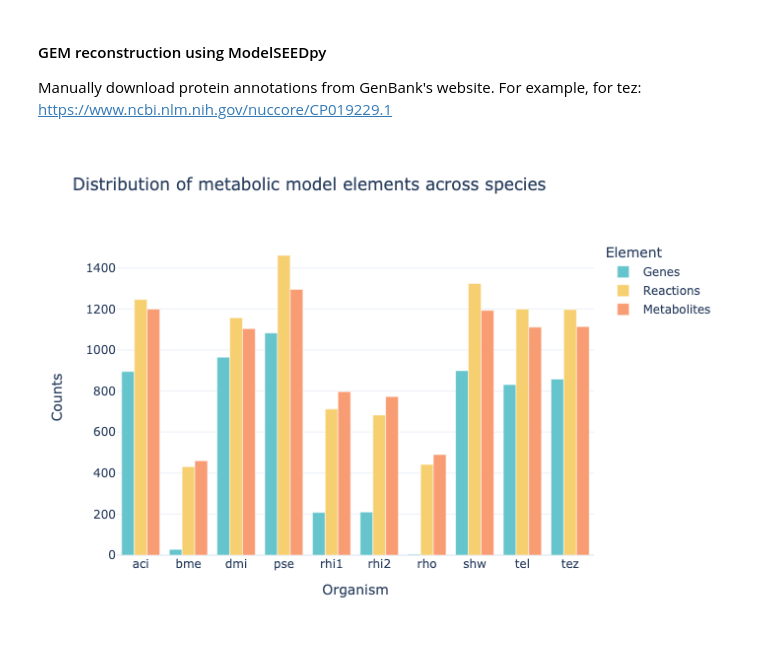
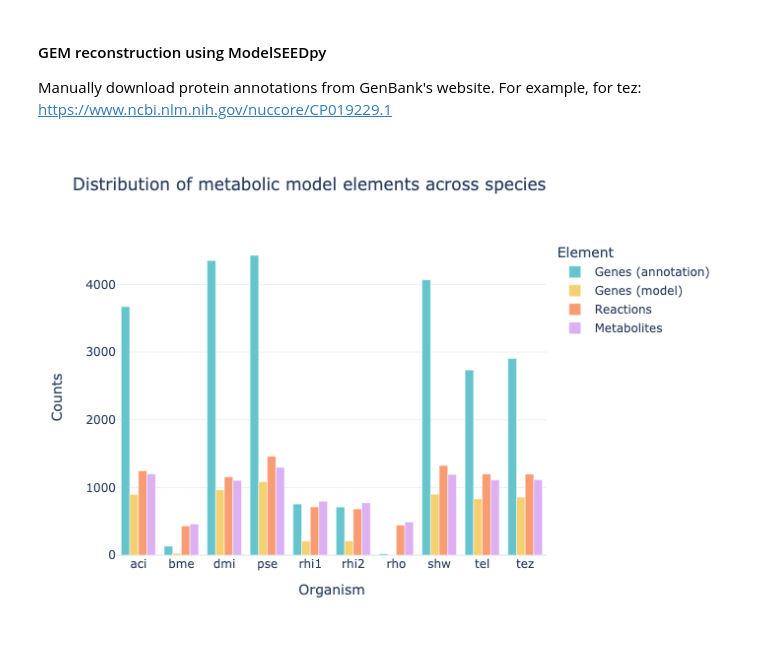
Before and after one commit to guillecg/mars-biofoundry, a Jupyter notebook: notebooks/01-GEM.ipynb, the cells around one changed output. Drawn from its saved outputs; the diff is of its cells as text; code cells hidden in the pictures.

Commit message:
Add gene counts in annotations

```diff
--- a/notebooks/01-GEM.ipynb
+++ b/notebooks/01-GEM.ipynb
@@ -127,6 +131,18 @@ metadata_df = pd.DataFrame.from_records([
 # Sort by code
 metadata_df = metadata_df.sort_values("Code")
 
+# Get gene counts
+metadata_df["Gene count"] = metadata_df.apply(
+    lambda row: get_gene_counts(
+        os.path.join(
+            config["paths"]["genomes"],
+            row["Code"],
+            row["Protein annotation file"]
+        )
+    ),
+    axis=1
+)
+
 # Save to file
 metadata_df.to_csv(
     os.path.join(
@@ -163,13 +179,16 @@ For example, for tez: https://www.ncbi.nlm.nih.gov/nuccore/CP019229.1
 model_builder = ModelBuilder(config)
 model_builder.build(metadata_df)
 # %%
-fig = plot_metabolic_models(config)
+fig = plot_metabolic_models(
+    metadata_df=metadata_df,
+    config=config
+)
 fig.show("png")
 
 save_fig(
     fig=fig,
-    filename="metabolic-models.jpg",
+    filename="gem-counts.jpg",
     config=config
 )
 # %% [output]
-[figure, old version]
+[figure, new version]
```
Also changed, not shown: parts of 2 cells of this notebook, 3 other files.
